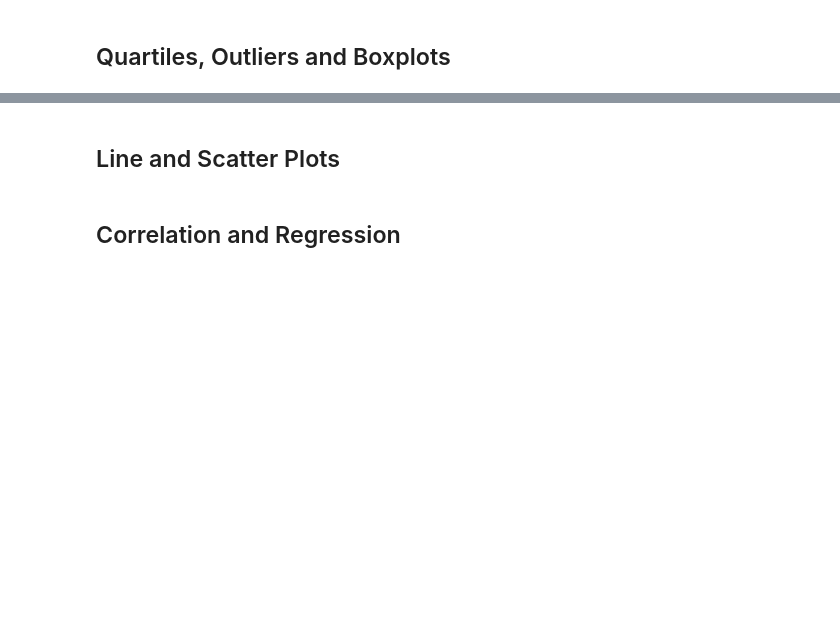
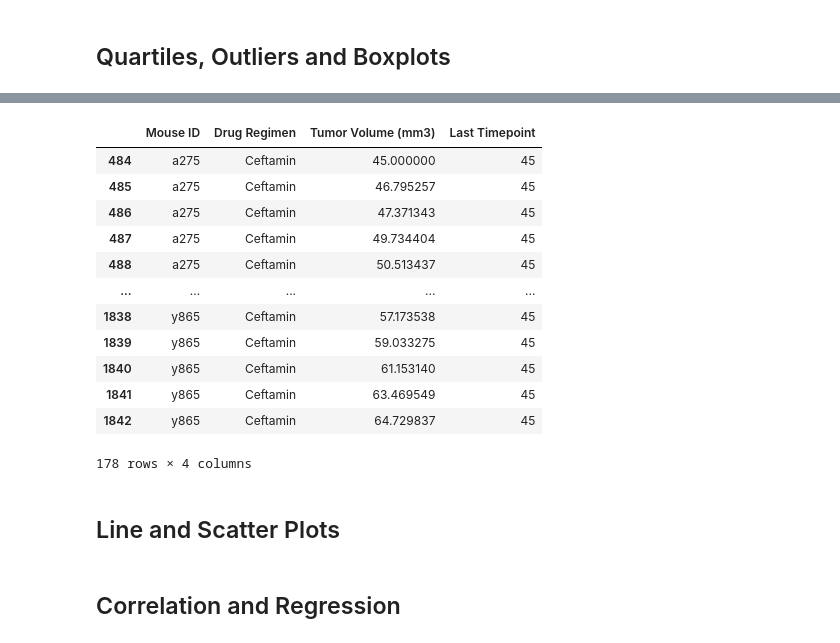
Before and after one commit to 17sarahstoffel/Capomulin-study, a Jupyter notebook: pymaceuticals_starter.ipynb, the cells around one changed output, grey strips where cells are left out. Saved outputs shown, nothing was run; the diff lists cells and outputs as text; code cells hidden in the pictures; blank space fills up the shorter version.

```diff
--- a/pymaceuticals_starter.ipynb
+++ b/pymaceuticals_starter.ipynb
@@ -196,6 +209,10 @@ plt.tight_layout()
 # Capomulin, Ramicane, Infubinol, and Ceftamin
 
 # Start by getting the last (greatest) timepoint for each mouse
-
+last_timepoint = mouse_data_clean.groupby(mouse_data_clean["Mouse ID"]).max()
+last_timepoint_data = last_timepoint["Timepoint"]
 
 # Merge this group df with the original dataframe to get the tumor volume at the last timepoint
+mouse_last_timepoint= pd.merge(mouse_data_clean, last_timepoint_data, on= "Mouse ID", how= "outer")
+mouse_last_timepoint_data=mouse_last_timepoint.rename(columns={"Timepoint_x": "Timepoint", "Timepoint_y":"Last Timepoint"})
+mouse_last_timepoint_data.head()
@@ -202,20 +226,38 @@ plt.tight_layout()
 # %%
 # Put treatments into a list for for loop (and later for plot labels)
+drug_treatments= ["Capomulin", "Ramicane", "Infubinol", "Ceftamin"]
 
 
 # Create empty list to fill with tumor vol data (for plotting)
-
+tumor_vol = []
 
 # Calculate the IQR and quantitatively determine if there are any potential outliers.
-
+for treatment in drug_treatments:
 
     # Locate the rows which contain mice on each drug and get the tumor volumes
-
+    tumor_drug_treatment=mouse_last_timepoint_data.loc[mouse_last_timepoint_data["Drug Regimen"] == treatment, ["Mouse ID", "Drug Regimen",
+                                                                                 "Tumor Volume (mm3)", "Last Timepoint"]]
 
     # add subset
-
+    tumor_vol.appended[tumor_drug_treatment[Tumor]]
 
     # Determine outliers using upper and lower bounds
+# %%
+ tumor_drug_treatment
+# %% [output]
+|  | Mouse ID | Drug Regimen | Tumor Volume (mm3) | Last Timepoint |
+| 484 | a275 | Ceftamin | 45.000000 | 45 |
+| 485 | a275 | Ceftamin | 46.795257 | 45 |
+| 486 | a275 | Ceftamin | 47.371343 | 45 |
+| 487 | a275 | Ceftamin | 49.734404 | 45 |
+| 488 | a275 | Ceftamin | 50.513437 | 45 |
+| ... | ... | ... | ... | ... |
+| 1838 | y865 | Ceftamin | 57.173538 | 45 |
+| 1839 | y865 | Ceftamin | 59.033275 | 45 |
+| 1840 | y865 | Ceftamin | 61.153140 | 45 |
+| 1841 | y865 | Ceftamin | 63.469549 | 45 |
+| 1842 | y865 | Ceftamin | 64.729837 | 45 |
+178 rows × 4 columns
 # %%
 # Generate a box plot of the final tumor volume of each mouse across four regimens of interest
 # %% [markdown]
```
Also changed, not shown: parts of 8 cells of this notebook.
